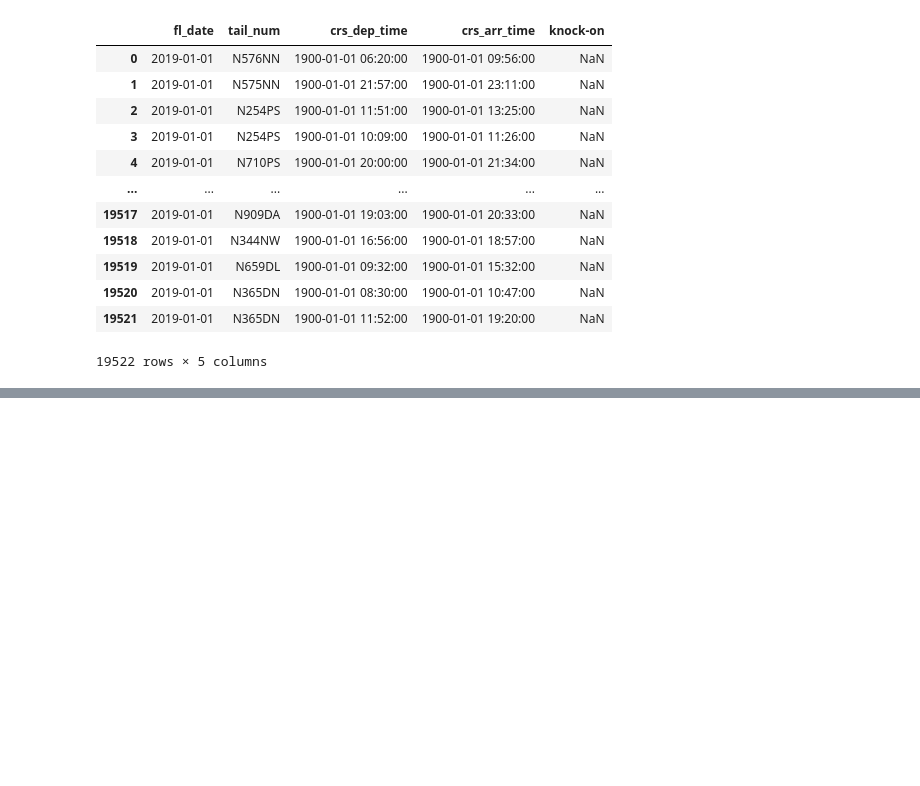
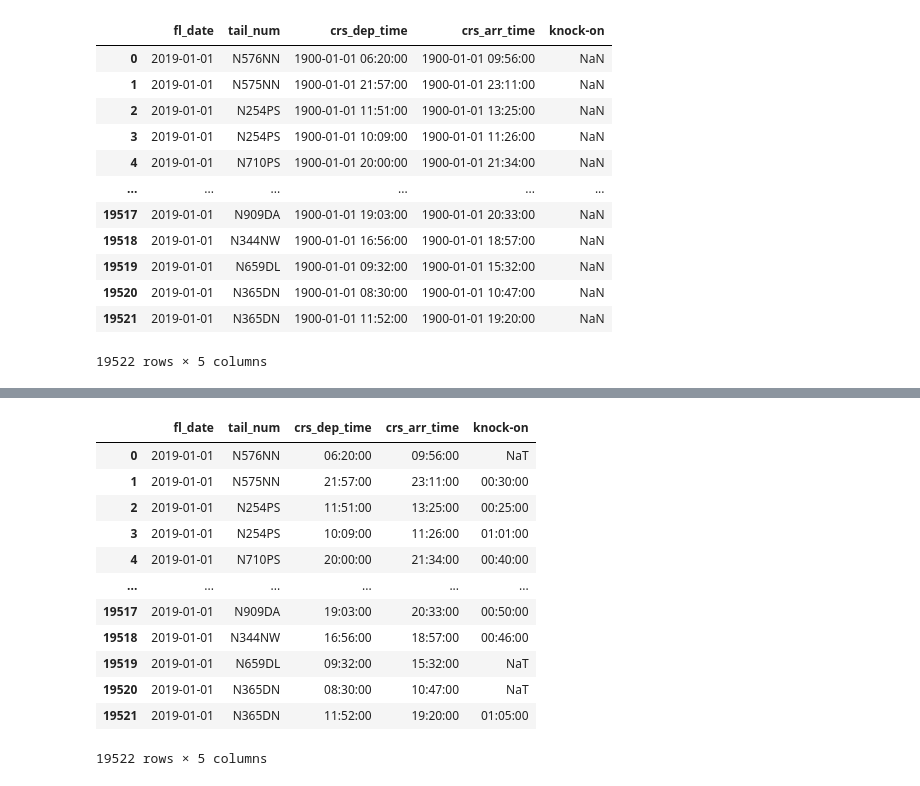
Before and after one commit to taaaraaa/Supervised-Learning-Project, a Jupyter notebook: Feature_Engineering.ipynb, the cells around one changed output, grey strips where cells are left out. Drawn from its saved outputs; the diff is of its cells as text; code cells hidden in the pictures; blank space fills up the shorter version.

```diff
--- a/Feature_Engineering.ipynb
+++ b/Feature_Engineering.ipynb
@@ -122 +95,23 @@ X
+# %%
+# transform knock on feature to only extract the time
+
+Y=X.copy()
+Y['knock-on'] = Y.apply(lambda r: np.nan if type(r['knock-on']) == float else r['knock-on'], axis=1)
+
+Y['knock-on'] = (pd.Timestamp('now').normalize() + Y['knock-on']).dt.time
+Y
+# %% [output]
+|  | fl_date | tail_num | crs_dep_time | crs_arr_time | knock-on |
+| 0 | 2019-01-01 | N576NN | 06:20:00 | 09:56:00 | NaT |
+| 1 | 2019-01-01 | N575NN | 21:57:00 | 23:11:00 | 00:30:00 |
+| 2 | 2019-01-01 | N254PS | 11:51:00 | 13:25:00 | 00:25:00 |
+| 3 | 2019-01-01 | N254PS | 10:09:00 | 11:26:00 | 01:01:00 |
+| 4 | 2019-01-01 | N710PS | 20:00:00 | 21:34:00 | 00:40:00 |
+| ... | ... | ... | ... | ... | ... |
+| 19517 | 2019-01-01 | N909DA | 19:03:00 | 20:33:00 | 00:50:00 |
+| 19518 | 2019-01-01 | N344NW | 16:56:00 | 18:57:00 | 00:46:00 |
+| 19519 | 2019-01-01 | N659DL | 09:32:00 | 15:32:00 | NaT |
+| 19520 | 2019-01-01 | N365DN | 08:30:00 | 10:47:00 | NaT |
+| 19521 | 2019-01-01 | N365DN | 11:52:00 | 19:20:00 | 01:05:00 |
+19522 rows × 5 columns
 # %%
```
Also changed, not shown: parts of 13 cells of this notebook, 2 other files.
